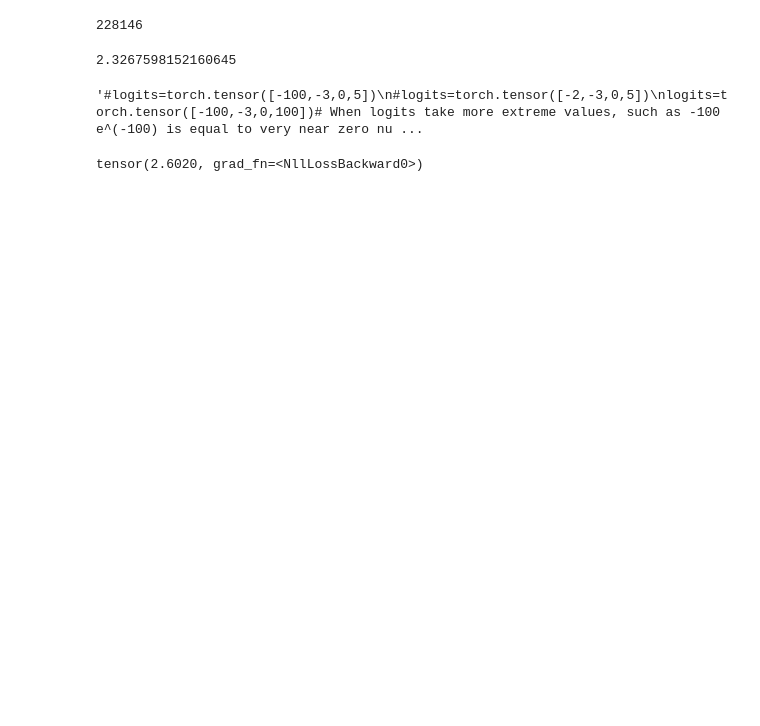
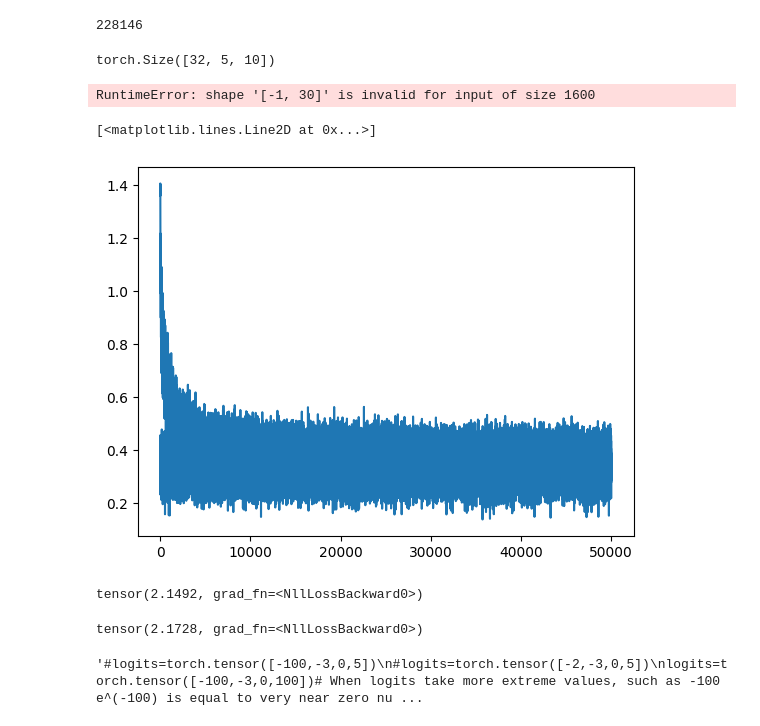
Before and after one commit to RohanDebnath24/MakeMore_Using_MLP, a Jupyter notebook: MLP/Makemore_.ipynb, the cells around one changed output. Drawn from its saved outputs; the diff is of its cells as text; code cells hidden in the pictures; blank space fills up the shorter version.

```diff
--- a/MLP/Makemore_.ipynb
+++ b/MLP/Makemore_.ipynb
@@ -294,7 +296,7 @@ Y = torch.tensor(Y)
 # %%
 # Training split , validation split, test split
 def build_dataset(words):
- block_size = 3 # context length: how many characters to take to predict the next character
+ block_size = 5 # context length: how many characters to take to predict the next character
  X,Y=[],[]
  for w in words:
     #print(w)
@@ -330,9 +332,9 @@ Xtr.shape,Ytr.shape
 # %%
 g= torch.Generator().manual_seed(42)
-C=torch.randn((27,2),generator=g)
-W1=torch.randn((6,100),generator=g)
-b1=torch.randn(100,generator=g)
-W2=torch.randn((100,27),generator=g)
+C=torch.randn((27,10),generator=g)
+W1=torch.randn((30,200),generator=g)
+b1=torch.randn(200,generator=g)
+W2=torch.randn((200,27),generator=g)
 b2=torch.randn(27,generator=g)
 parameters=[C,W1,b1,W2,b2]
 # %%
@@ -349,15 +351,23 @@ X.shape[0]
 # %%
 lre=torch.linspace(-3,0,1000)
 lrs=10**lre
+# %%
+lri=[]
+lossi=[]
+stepi=[]
+# %%
+emb.shape
+# %% [output]
+torch.Size([32, 5, 10])
 # %%
 
-for i in range(30000):
+for i in range(50000):
  # minibatch construct
 
  ix=torch.randint(0,Xtr.shape[0],(32,))
 
  emb=C[Xtr[ix]]
- h=torch.tanh(emb.view(-1,6)@ W1+b1)
+ h=torch.tanh(emb.view(-1,30)@ W1+b1)
  logits=h @ W2+b2
  '''counts=logits.exp()
 probs=counts/counts.sum(1,keepdim=True)
@@ -377,10 +387,32 @@ loss=-probs[torch.arange(32),Y].log().mean()'''
    p.data+=-lr* p.grad
 
  #lri.append(lre[i])
- #lossi.append(loss.item())
+ stepi.append(i)
+ lossi.append(loss.log10().item())
 print(loss.item())
 # %% [output]
-2.3267598152160645
+RuntimeError: shape '[-1, 30]' is invalid for input of size 1600
+# %%
+plt.plot(stepi,lossi)
+# %% [output]
+[<matplotlib.lines.Line2D at 0x...>]
+[figure, added]
+# %%
+emb=C[Xtr]
+h=torch.tanh(emb.view(-1,30)@ W1+b1)
+logits=h @ W2+b2
+loss=F.cross_entropy(logits,Ytr)
+loss
+# %% [output]
+tensor(2.1492, grad_fn=<NllLossBackward0>)
+# %%
+emb=C[Xdev]
+h=torch.tanh(emb.view(-1,30)@ W1+b1)
+logits=h @ W2+b2
+loss=F.cross_entropy(logits,Ydev)
+loss
+# %% [output]
+tensor(2.1728, grad_fn=<NllLossBackward0>)
 # %%
 '''#logits=torch.tensor([-100,-3,0,5])
 #logits=torch.tensor([-2,-3,0,5])
@@ -390,11 +422,3 @@ probs=counts/counts.sum()
 probs'''
 # %% [output]
 '#logits=torch.tensor([-100,-3,0,5])\n#logits=torch.tensor([-2,-3,0,5])\nlogits=torch.tensor([-100,-3,0,100])# When logits take more extreme values, such as -100 e^(-100) is equal to very near zero nu ...
-# %%
-emb=C[X]
-h=torch.tanh(emb.view(-1,6)@ W1+b1)
-logits=h @ W2+b2
-loss=F.cross_entropy(logits,Y)
-loss
-# %% [output]
-tensor(2.6020, grad_fn=<NllLossBackward0>)
```
Also changed, not shown: parts of 8 cells of this notebook.
